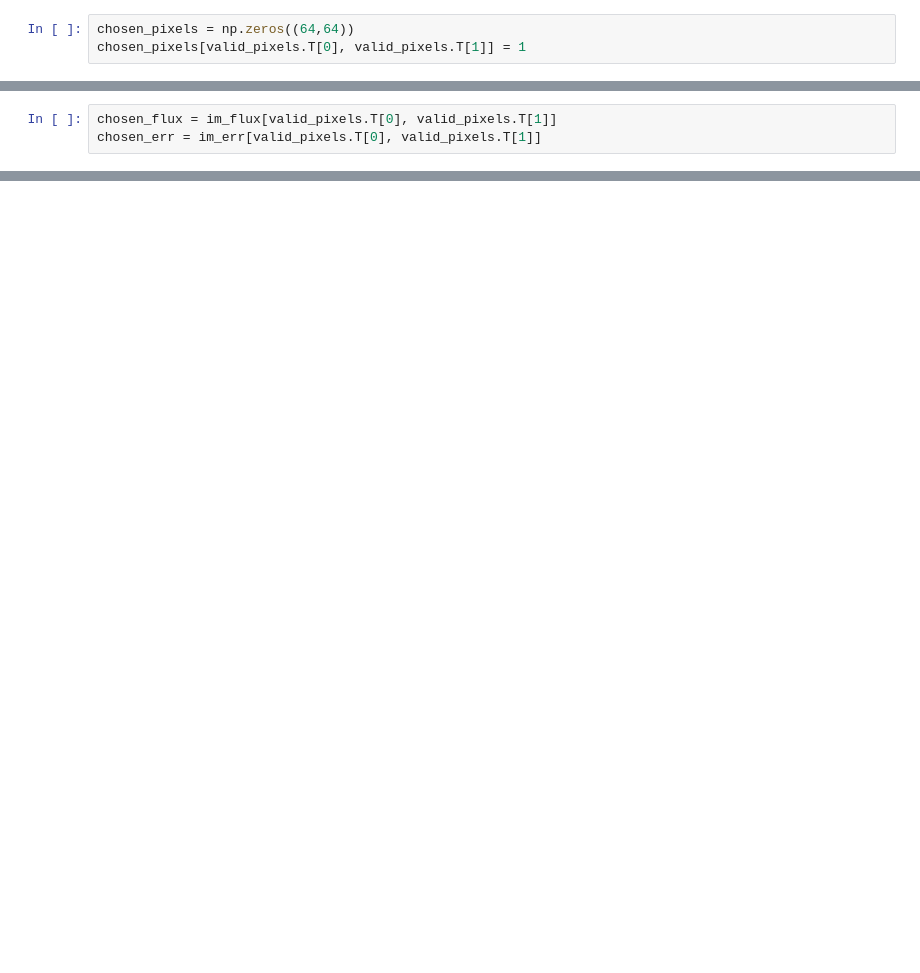
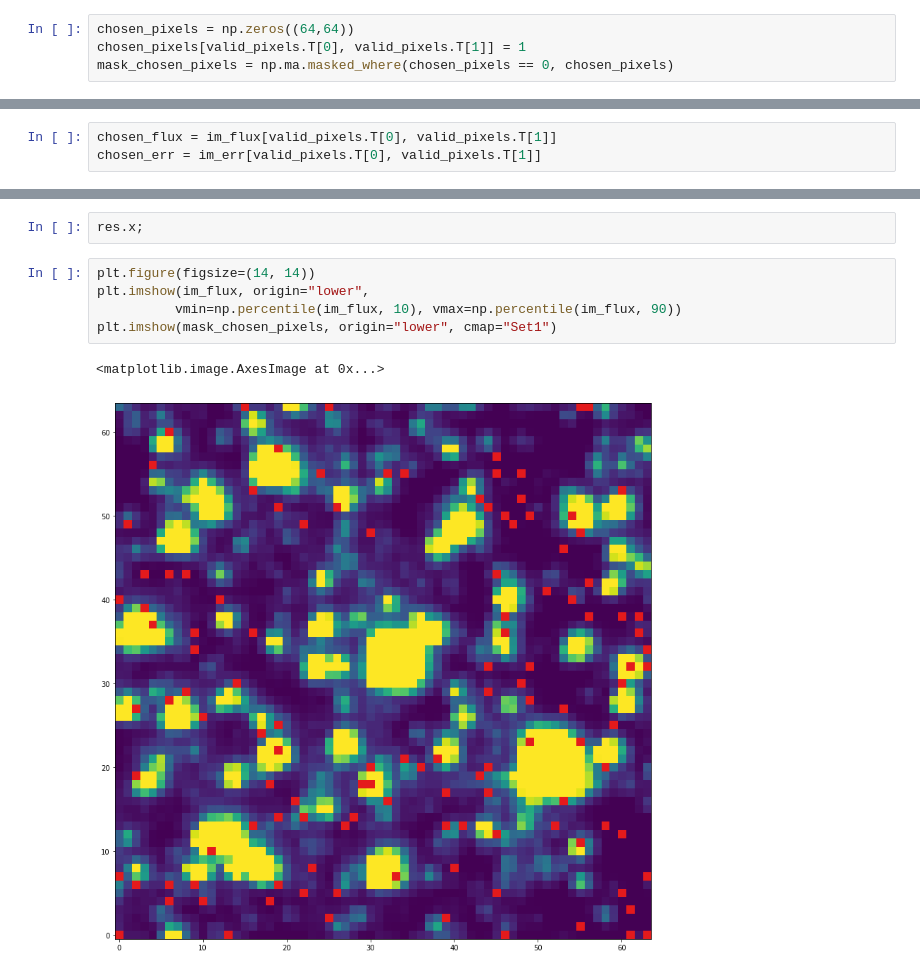
Before and after one commit to soichiro-hattori/unpopular, a Jupyter notebook: naive_cpm.ipynb, the cells around one changed output, grey strips where cells are left out. Saved outputs shown, nothing was run; the diff lists cells and outputs as text; blank space fills up the shorter version.

```diff
--- a/naive_cpm.ipynb
+++ b/naive_cpm.ipynb
@@ -65,6 +69,7 @@ valid_pixels = choose_n_valid_pixel(n, pred_pix_x, pred_pix_y, exc_region)  # 2
 # %%
 chosen_pixels = np.zeros((64,64))
 chosen_pixels[valid_pixels.T[0], valid_pixels.T[1]] = 1
+mask_chosen_pixels = np.ma.masked_where(chosen_pixels == 0, chosen_pixels)
 # %%
 plt.figure(figsize=(14, 14))
 plt.imshow(chosen_pixels, origin="lower")
@@ -78,0 +114,10 @@ chosen_err = im_err[valid_pixels.T[0], valid_pixels.T[1]]
+# %%
+res.x;
+# %%
+plt.figure(figsize=(14, 14))
+plt.imshow(im_flux, origin="lower",
+          vmin=np.percentile(im_flux, 10), vmax=np.percentile(im_flux, 90))
+plt.imshow(mask_chosen_pixels, origin="lower", cmap="Set1")
+# %% [output]
+<matplotlib.image.AxesImage at 0x...>
+[figure, added]
```
Also changed, not shown: parts of 23 cells of this notebook, 1 other file.
